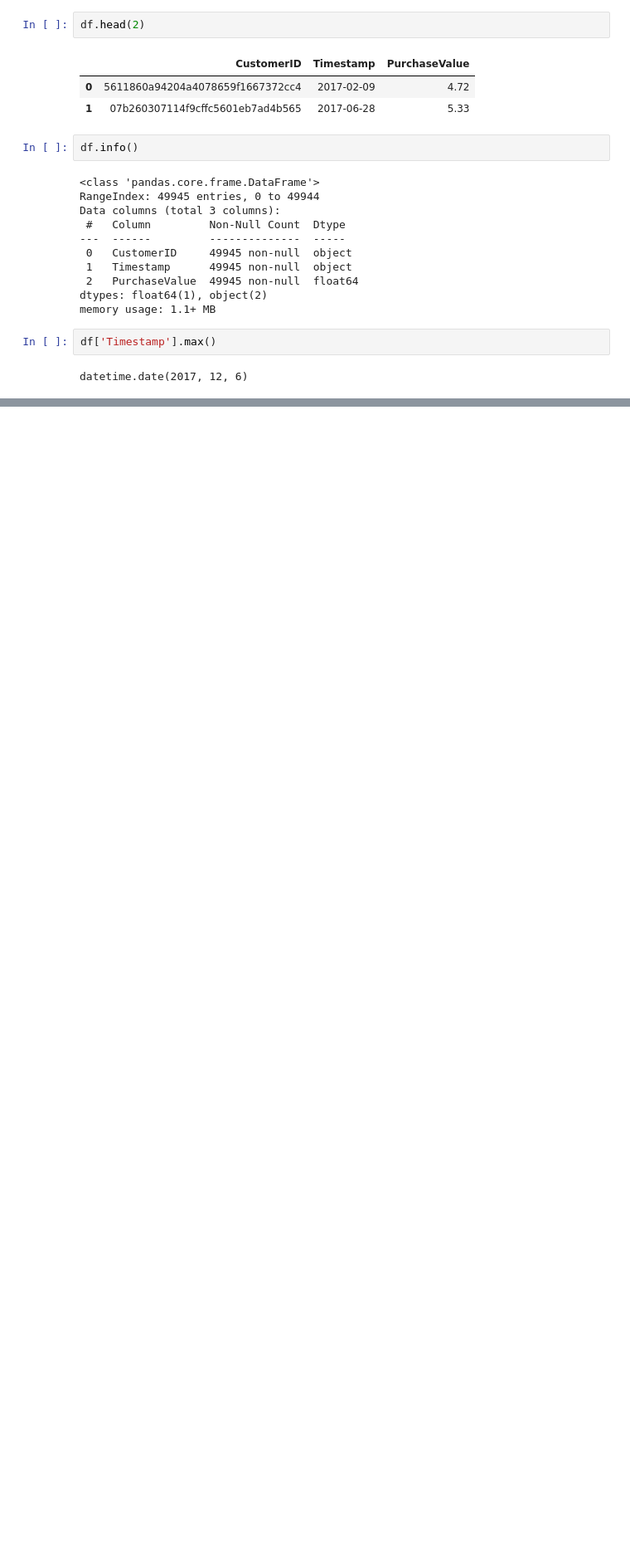
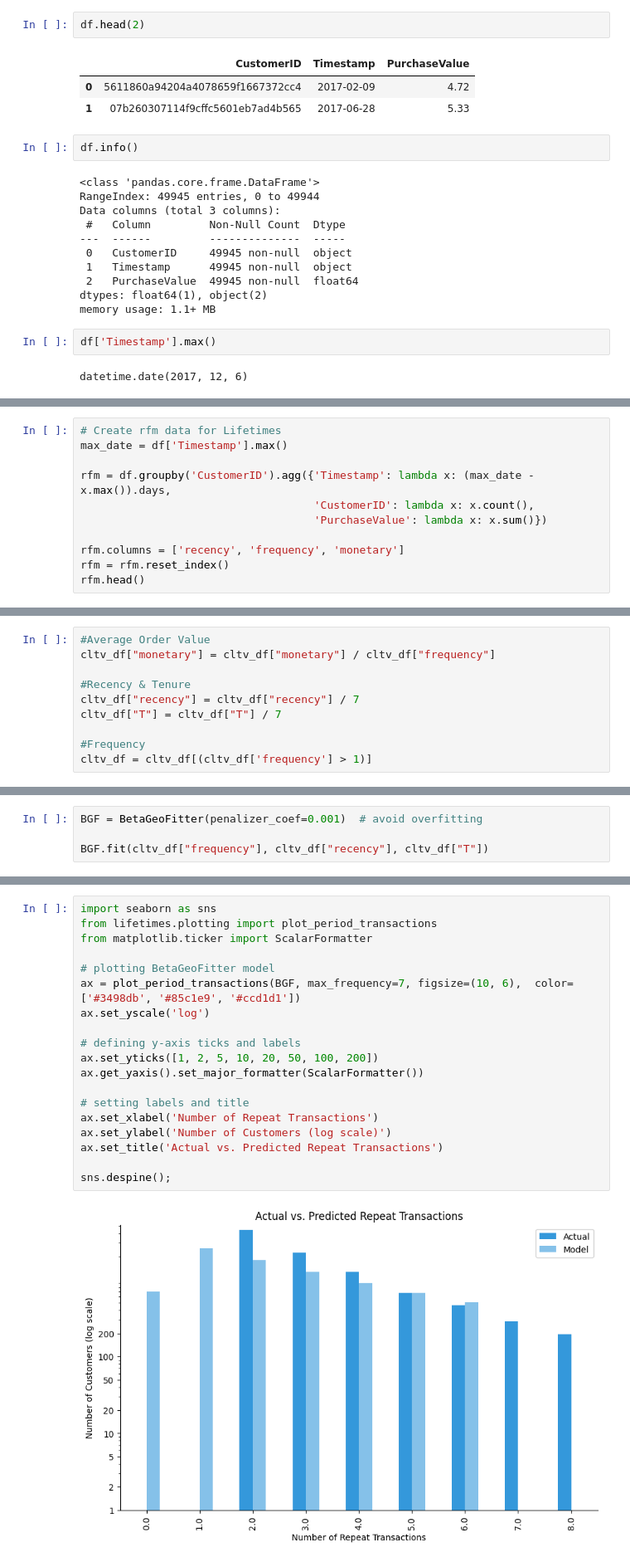
Before and after one commit to pradeepvaranasi/ecommerce_clv, a Jupyter notebook: ecommerce_clv_lifetimes.ipynb, the cells around one changed output, grey strips where cells are left out. Shown at 83% size. Drawn from its saved outputs; the diff is of its cells as text; blank space fills up the shorter version.

```diff
--- a/ecommerce_clv_lifetimes.ipynb
+++ b/ecommerce_clv_lifetimes.ipynb
@@ -168,0 +164,11 @@ TypeError: summary_data_from_transaction_data() missing 1 required positional ar
+# %%
+# Create rfm data for Lifetimes
+max_date = df['Timestamp'].max()
+
+rfm = df.groupby('CustomerID').agg({'Timestamp': lambda x: (max_date - x.max()).days,
+                                    'CustomerID': lambda x: x.count(),
+                                    'PurchaseValue': lambda x: x.sum()})
+
+rfm.columns = ['recency', 'frequency', 'monetary']
+rfm = rfm.reset_index()
+rfm.head()
@@ -168,0 +213,10 @@ TypeError: summary_data_from_transaction_data() missing 1 required positional ar
+# %%
+#Average Order Value
+cltv_df["monetary"] = cltv_df["monetary"] / cltv_df["frequency"]
+
+#Recency & Tenure
+cltv_df["recency"] = cltv_df["recency"] / 7
+cltv_df["T"] = cltv_df["T"] / 7
+
+#Frequency
+cltv_df = cltv_df[(cltv_df['frequency'] > 1)]
@@ -168,0 +229,4 @@ TypeError: summary_data_from_transaction_data() missing 1 required positional ar
+# %%
+BGF = BetaGeoFitter(penalizer_coef=0.001)  # avoid overfitting
+
+BGF.fit(cltv_df["frequency"], cltv_df["recency"], cltv_df["T"])
@@ -168,0 +243,21 @@ TypeError: summary_data_from_transaction_data() missing 1 required positional ar
+# %%
+import seaborn as sns
+from lifetimes.plotting import plot_period_transactions
+from matplotlib.ticker import ScalarFormatter
+
+# plotting BetaGeoFitter model
+ax = plot_period_transactions(BGF, max_frequency=7, figsize=(10, 6),  color=['#3498db', '#85c1e9', '#ccd1d1'])
+ax.set_yscale('log')
+
+# defining y-axis ticks and labels
+ax.set_yticks([1, 2, 5, 10, 20, 50, 100, 200])
+ax.get_yaxis().set_major_formatter(ScalarFormatter())
+
+# setting labels and title
+ax.set_xlabel('Number of Repeat Transactions')
+ax.set_ylabel('Number of Customers (log scale)')
+ax.set_title('Actual vs. Predicted Repeat Transactions')
+
+sns.despine();
+# %% [output]
+[figure, added]
```
Also changed, not shown: parts of 15 cells of this notebook.
